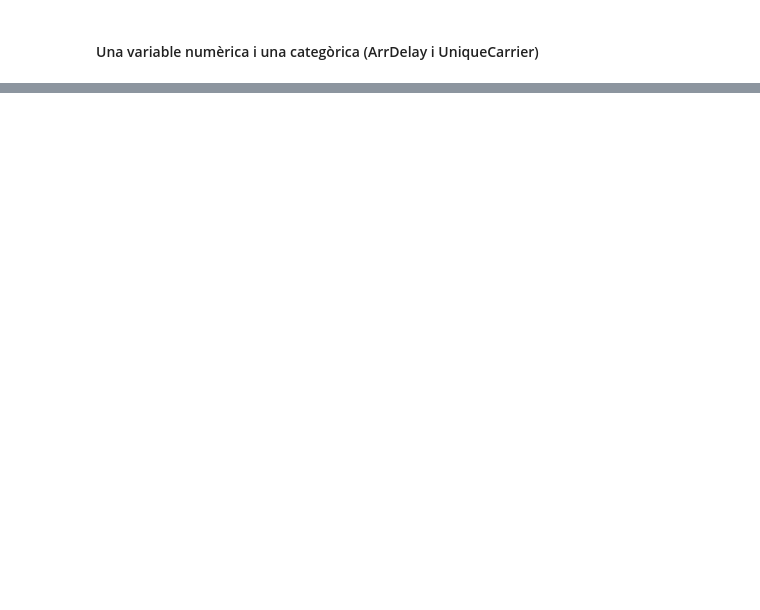
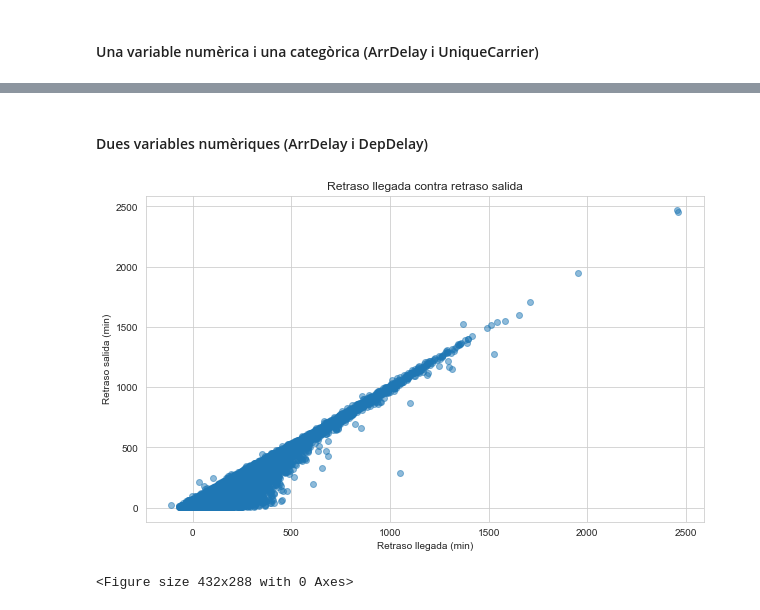
Before and after one commit to adriacb99/visualitzaci-_explorat-ria, a Jupyter notebook: S03 T01.ipynb, the cells around one changed output, grey strips where cells are left out. Cells and saved outputs as stored; diff of their text form; code cells hidden in the pictures; blank space fills up the shorter version.

```diff
--- a/S03 T01.ipynb
+++ b/S03 T01.ipynb
@@ -86,0 +117,13 @@ AttributeError: module 'seaborn' has no attribute 'histplot'
+# %% [markdown]
+#### Dues variables numèriques (ArrDelay i DepDelay)
+# %%
+plt.figure(figsize=(10,6))
+plt.scatter(df["ArrDelay"], df["DepDelay"], alpha = 0.5)
+plt.title("Retraso llegada contra retraso salida")
+plt.xlabel("Retraso llegada (min)")
+plt.ylabel("Retraso salida (min)")
+plt.show()
+plt.savefig("Dues variables numèriques")
+# %% [output]
+[figure, added]
+<Figure size 432x288 with 0 Axes>
```
Also changed, not shown: parts of 12 cells of this notebook.
